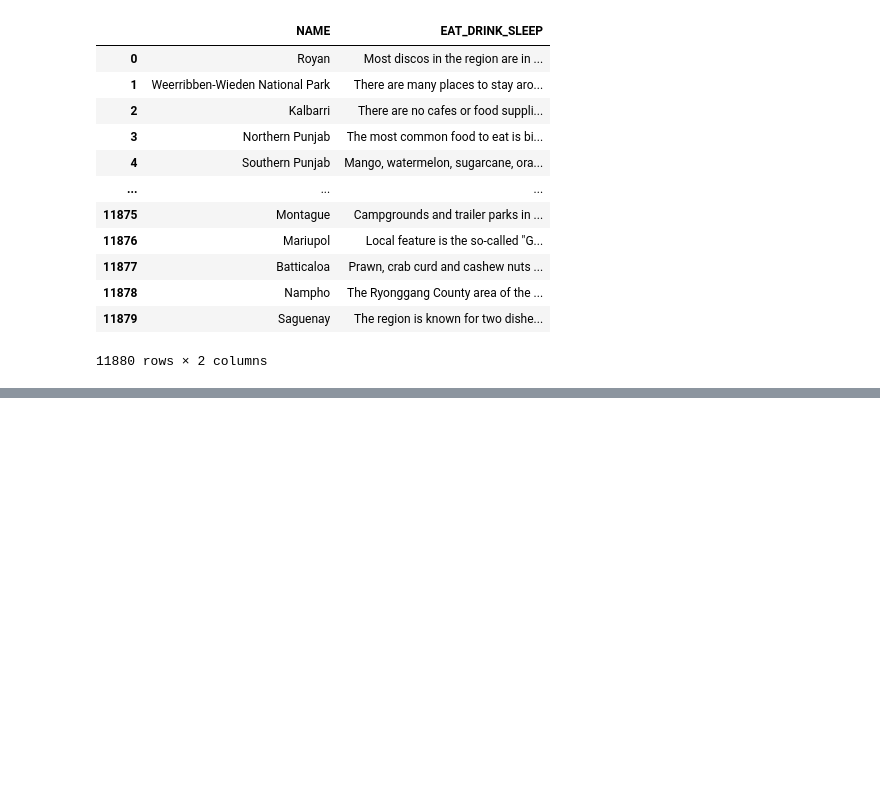
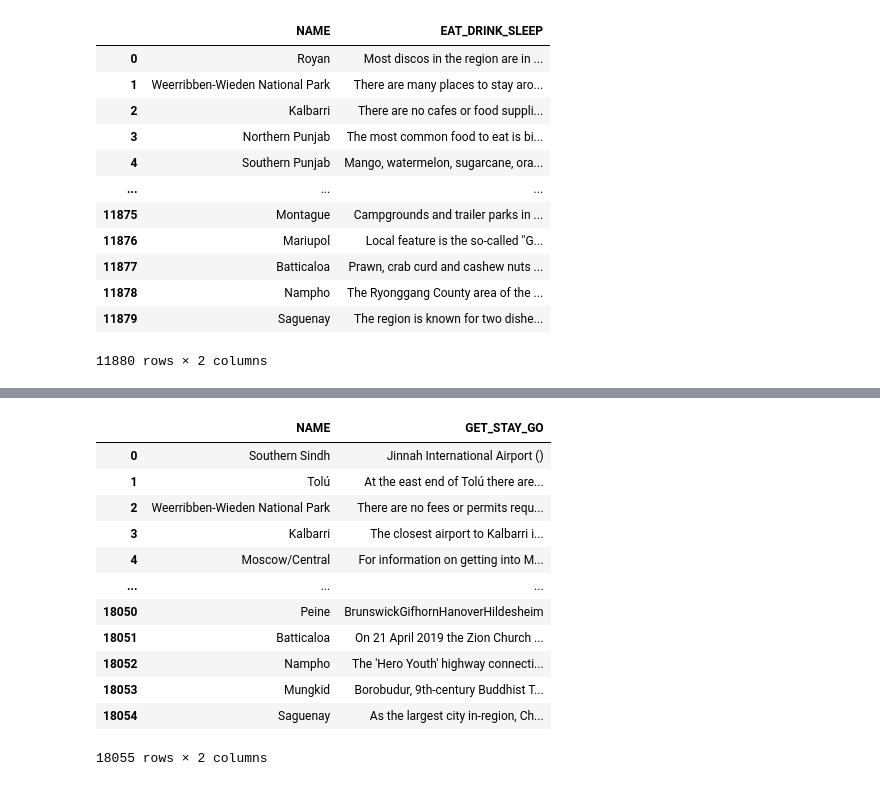
Before and after one commit to Tsun0193/Ragoooon, a Jupyter notebook: Data/Scripts/splitrow.ipynb, the cells around one changed output, grey strips where cells are left out. Cells and saved outputs as stored; diff of their text form; code cells hidden in the pictures; blank space fills up the shorter version.

```diff
--- a/Data/Scripts/splitrow.ipynb
+++ b/Data/Scripts/splitrow.ipynb
@@ -123,0 +201,16 @@ get_stay_go_df
+# %%
+df4
+# %% [output]
+|  | NAME | GET_STAY_GO |
+| 0 | Southern Sindh | Jinnah International Airport () |
+| 1 | Tolú | At the east end of Tolú there are... |
+| 2 | Weerribben-Wieden National Park | There are no fees or permits requ... |
+| 3 | Kalbarri | The closest airport to Kalbarri i... |
+| 4 | Moscow/Central | For information on getting into M... |
+| ... | ... | ... |
+| 18050 | Peine | BrunswickGifhornHanoverHildesheim |
+| 18051 | Batticaloa | On 21 April 2019 the Zion Church ... |
+| 18052 | Nampho | The 'Hero Youth' highway connecti... |
+| 18053 | Mungkid | Borobudur, 9th-century Buddhist T... |
+| 18054 | Saguenay | As the largest city in-region, Ch... |
+18055 rows × 2 columns
```
Also changed, not shown: parts of 6 cells of this notebook.
